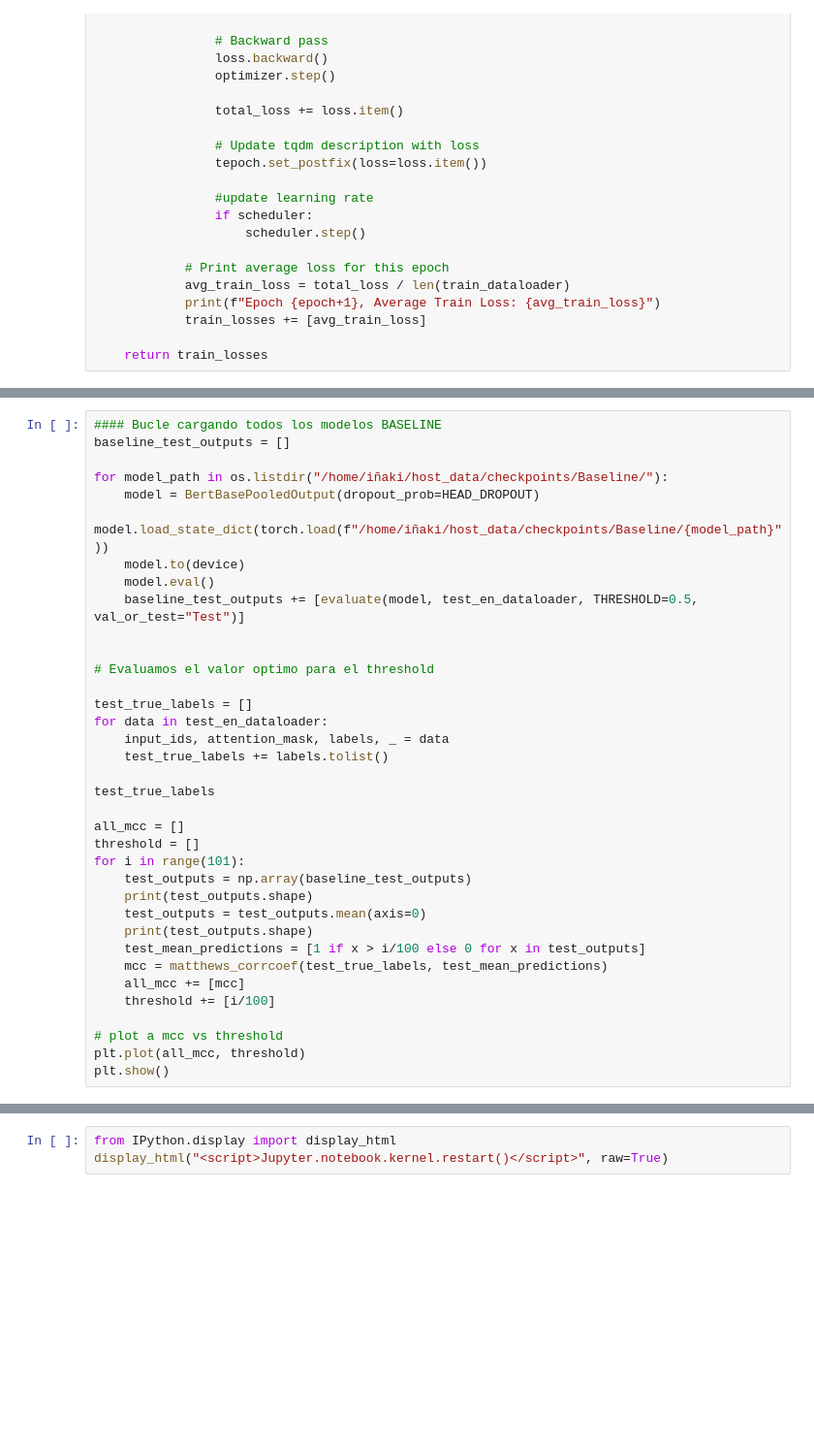
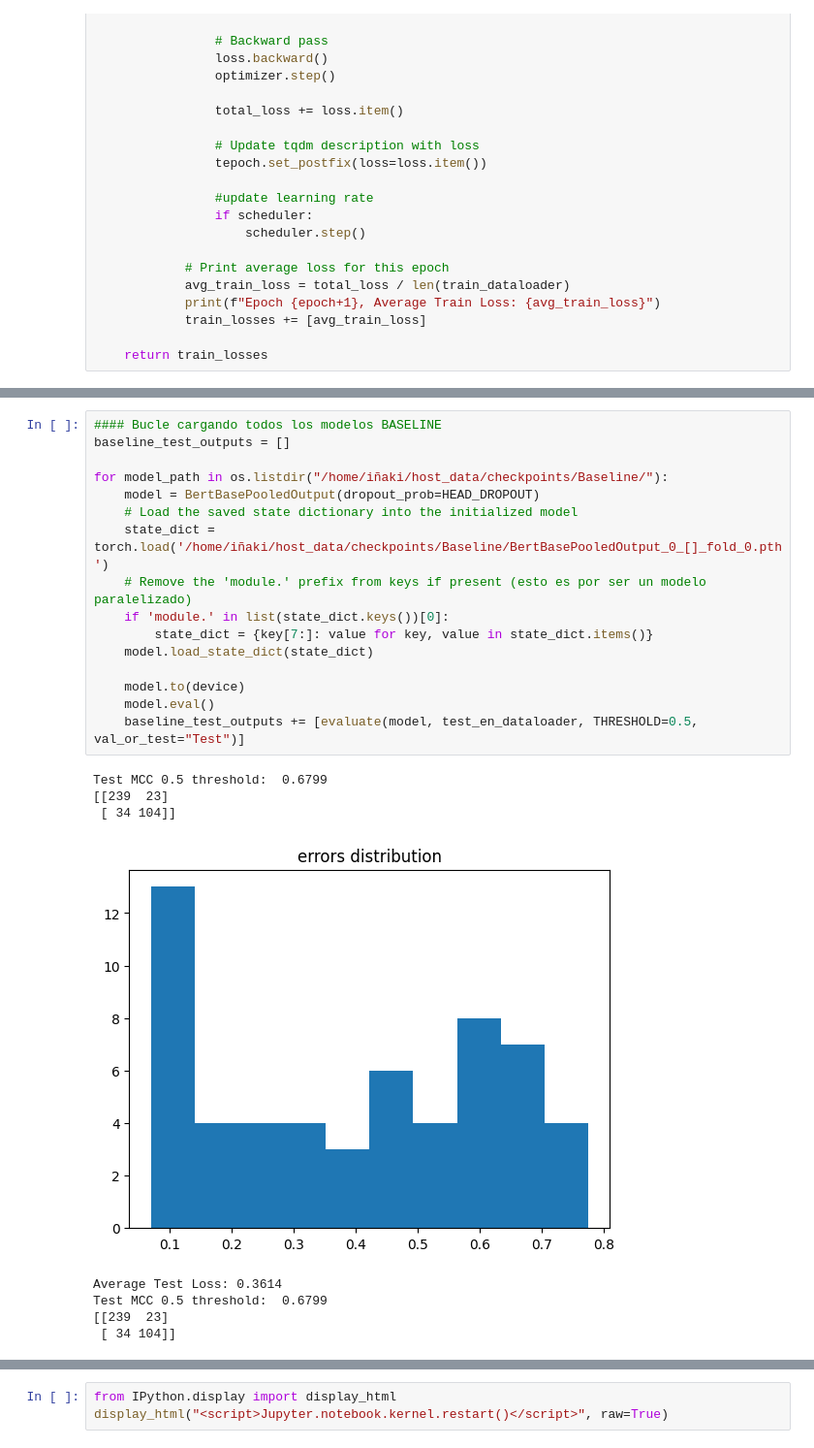
Before and after one commit to inaki11/TFM, a Jupyter notebook: tfm-conspiracy.ipynb, the cells around one changed output, grey strips where cells are left out. Shown at 97% size. Cells and saved outputs as stored; diff of their text form; blank space fills up the shorter version.

```diff
--- a/tfm-conspiracy.ipynb
+++ b/tfm-conspiracy.ipynb
@@ -408,36 +416,25 @@ Original Traceback (most recent call last):
-# %%
-#### Bucle cargando todos los modelos BASELINE
-baseline_test_outputs = []
-
-for model_path in os.listdir("/home/iñaki/host_data/checkpoints/Baseline/"):
-    model = BertBasePooledOutput(dropout_prob=HEAD_DROPOUT)
-    model.load_state_dict(torch.load(f"/home/iñaki/host_data/checkpoints/Baseline/{model_path}"))
-    model.to(device)
-    model.eval()
-    baseline_test_outputs += [evaluate(model, test_en_dataloader, THRESHOLD=0.5, val_or_test="Test")]
-
-
-# Evaluamos el valor optimo para el threshold
-
-test_true_labels = []
-for data in test_en_dataloader:
-    input_ids, attention_mask, labels, _ = data
-    test_true_labels += labels.tolist()
-
-test_true_labels
-
-all_mcc = []
-threshold = []
-for i in range(101):
-    test_outputs = np.array(baseline_test_outputs)
-    print(test_outputs.shape)
-    test_outputs = test_outputs.mean(axis=0)
-    print(test_outputs.shape)
-    test_mean_predictions = [1 if x > i/100 else 0 for x in test_outputs]
-    mcc = matthews_corrcoef(test_true_labels, test_mean_predictions)
-    all_mcc += [mcc]
-    threshold += [i/100]
-
-# plot a mcc vs threshold
-plt.plot(all_mcc, threshold)
-plt.show()
+# %%
+#### Bucle cargando todos los modelos BASELINE
+baseline_test_outputs = []
+
+for model_path in os.listdir("/home/iñaki/host_data/checkpoints/Baseline/"):
+    model = BertBasePooledOutput(dropout_prob=HEAD_DROPOUT)
+    # Load the saved state dictionary into the initialized model
+    state_dict = torch.load('/home/iñaki/host_data/checkpoints/Baseline/BertBasePooledOutput_0_[]_fold_0.pth')
+    # Remove the 'module.' prefix from keys if present (esto es por ser un modelo paralelizado)
+    if 'module.' in list(state_dict.keys())[0]:
+        state_dict = {key[7:]: value for key, value in state_dict.items()}
+    model.load_state_dict(state_dict)
+
+    model.to(device)
+    model.eval()
+    baseline_test_outputs += [evaluate(model, test_en_dataloader, THRESHOLD=0.5, val_or_test="Test")]
+# %% [output]
+Test MCC 0.5 threshold:  0.6799
+[[239  23]
+ [ 34 104]]
+[figure, added]
+Average Test Loss: 0.3614
+Test MCC 0.5 threshold:  0.6799
+[[239  23]
+ [ 34 104]]
```
Also changed, not shown: parts of 6 cells of this notebook.
